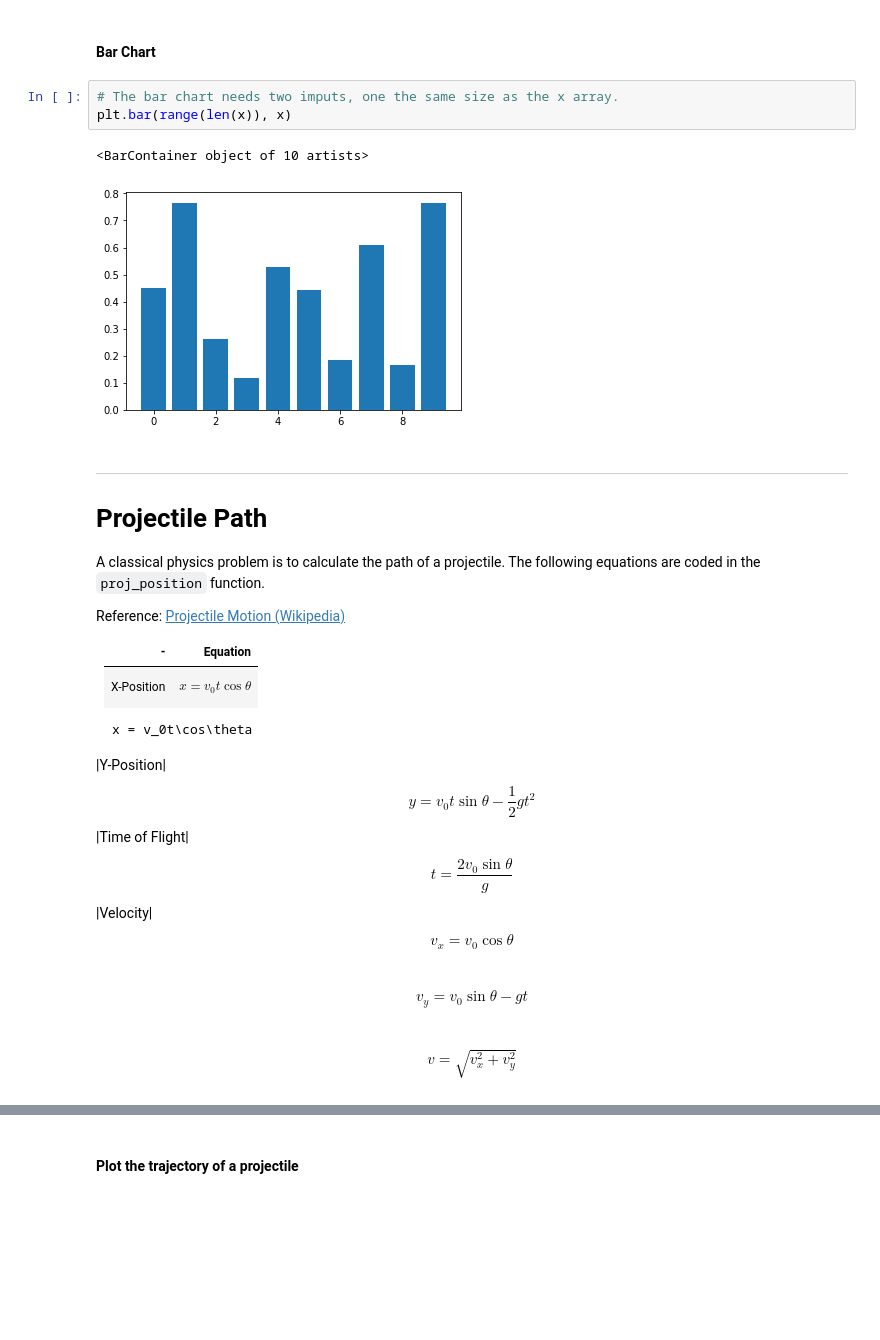
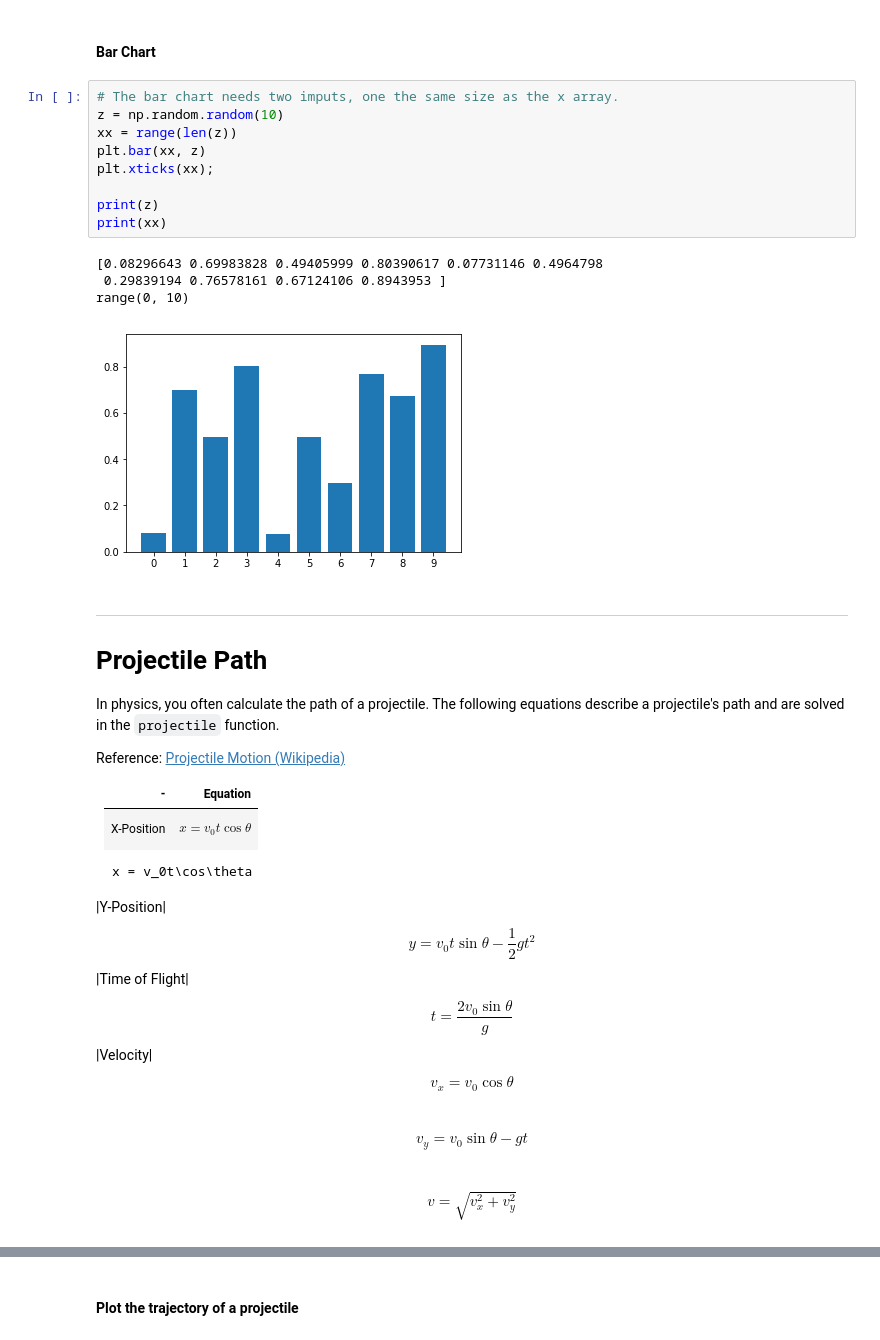
Before and after one commit to johnhorel/ATMOS_5020_2018, a Jupyter notebook: nov08_2018.ipynb, the cells around one changed output, grey strips where cells are left out. Saved outputs shown, nothing was run; the diff lists cells and outputs as text; blank space fills up the shorter version.

```diff
--- a/nov08_2018.ipynb
+++ b/nov08_2018.ipynb
@@ -138,14 +134,22 @@ plt.xticks(custom_bins);
 #### Bar Chart
 # %%
 # The bar chart needs two imputs, one the same size as the x array.
-plt.bar(range(len(x)), x)
+z = np.random.random(10)
+xx = range(len(z))
+plt.bar(xx, z)
+plt.xticks(xx);
+
+print(z)
+print(xx)
 # %% [output]
-<BarContainer object of 10 artists>
+[0.08296643 0.69983828 0.49405999 0.80390617 0.07731146 0.4964798
+ 0.29839194 0.76578161 0.67124106 0.8943953 ]
+range(0, 10)
-[figure, old version]
+[figure, new version]
 # %% [markdown]
 ---
 # Projectile Path
-A classical physics problem is to calculate the path of a projectile. The following equations are coded in the `proj_position` function.
+In physics, you often calculate the path of a projectile. The following equations describe a projectile's path and are solved in the `projectile` function.
 
 Reference: [Projectile Motion (Wikipedia)](https://en.wikipedia.org/wiki/Projectile_motion)
 
```
Also changed, not shown: parts of 15 cells of this notebook.
